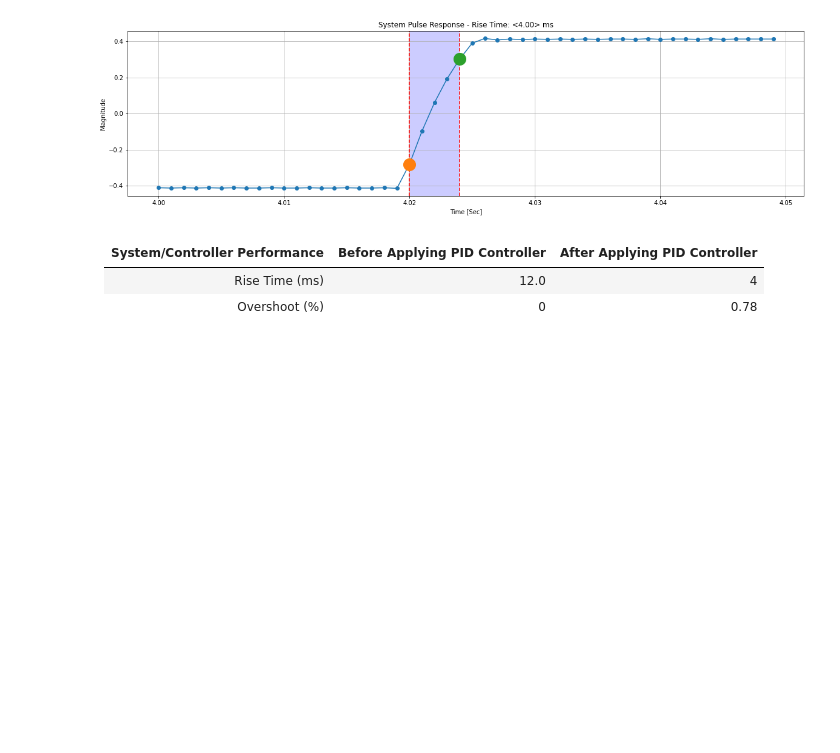
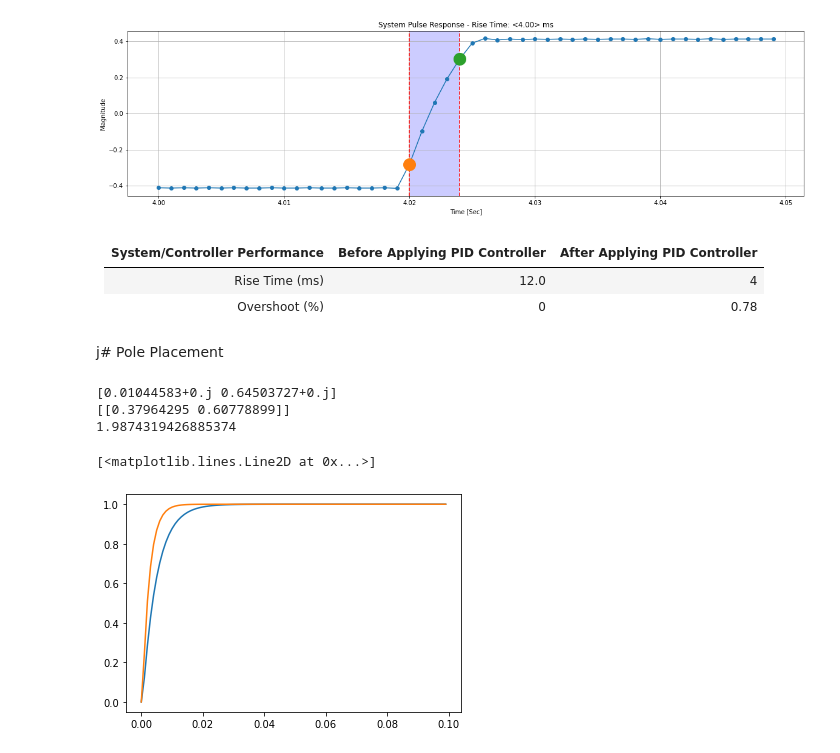
Before and after one commit to lorsi96/System-Identification-Control-for-RCRC-Circuit, a Jupyter notebook: informe.ipynb, the cells around one changed output. Saved outputs shown, nothing was run; the diff lists cells and outputs as text; code cells hidden in the pictures; blank space fills up the shorter version.

Commit message:
Pole placement working

```diff
--- a/informe.ipynb
+++ b/informe.ipynb
@@ -496,3 +511,76 @@ Overshoot 0.78%
 |:------------------------------:|:------------------------------:|:------------------------------:|
 |         Rise Time (ms)         |             12.0               |                4               |
 |        Overshoot (%)          |               0                |              0.78              |
+# %% [markdown]
+j# Pole Placement
+# %%
+import numpy as np
+import control as cnt
+import control.matlab  as cntm
+import matplotlib.pyplot as plt
+import math as mt
+
+# Define the system transfer function
+R1 = 10e3
+C1 = 100e-9
+R2 = 10e3
+C2 = 200e-9
+
+# R1 = 1e3
+# C1 = 1e-6
+# R2 = 2e3
+# C2 = 1e-6
+
+h = 1e-3
+t = np.arange(0, .1, h)
+
+# num = [1]
+# den = [(R1*C1*R2*C2), (R1*C1+R1*C2+R2*C2), 1]
+# sys_tf = cnt.tf(num, den)
+# sys = cnt.tf2ss(sys_tf)
+# sysd = cnt.c2d(sys, h)
+
+A = [[-(1/R1+1/R2)/C1, 1/(R2*C1)], [1/(R2*C2), -1/(R2*C2)]]
+B = [[1/(R1*C1)], [0]]
+C = [[0, 1]]
+sys = cnt.ss(A, B, C, 0)
+sysd = cnt.c2d(sys, h)
+sys_tf = cnt.ss2tf(sys)
+
+def sim_ss(sys_disc, k=[[0, 0]], k0=1):
+    x = np.zeros((len(sys_disc.A), len(t)+1))
+    y = np.zeros((1, len(t)))
+    u = np.ones((1, len(t)))
+
+    for i in range(len(t)):
+        x[:, i+1] = np.matmul(sys_disc.A, x[:, i]) - np.matmul(np.matmul(sys_disc.B, k), x[:, i])  + np.multiply(k0, np.matmul(sys_disc.B, u[:, i]))
+        y[:, i] = np.matmul(sys_disc.C, x[:,i])
+    return x, y, u
+
+def disc_dcgain(sys_disc):
+  return np.matmul(np.matmul(sys_disc.C, np.linalg.inv(np.eye(2) - sys_disc.A)), sys_disc.B)[0, 0]
+
+x, y, u = sim_ss(sysd)
+plt.plot(t, y[0])
+
+
+P = cnt.pole(sys_tf)
+Pd = np.exp(P*2*h)
+print(Pd)
+K = cnt.place(sysd.A, sysd.B, [Pd[0], Pd[1]])
+print(K)
+x, y, u = sim_ss(sysd, K)
+# plt.plot(t, y[0])
+
+sysdlc = cnt.ss(sysd.A - np.matmul(sysd.B, K), sysd.B, sysd.C, sysd.D)
+
+print(1 / disc_dcgain(sysdlc))
+
+x, y, u = sim_ss(sysd, K, 1/disc_dcgain(sysdlc))
+plt.plot(t, y[0])
+# %% [output]
+[0.01044583+0.j 0.64503727+0.j]
+[[0.37964295 0.60778899]]
+1.9874319426885374
+[<matplotlib.lines.Line2D at 0x...>]
+[figure, added]
```
Also changed, not shown: parts of 9 cells of this notebook, 7 other files.
